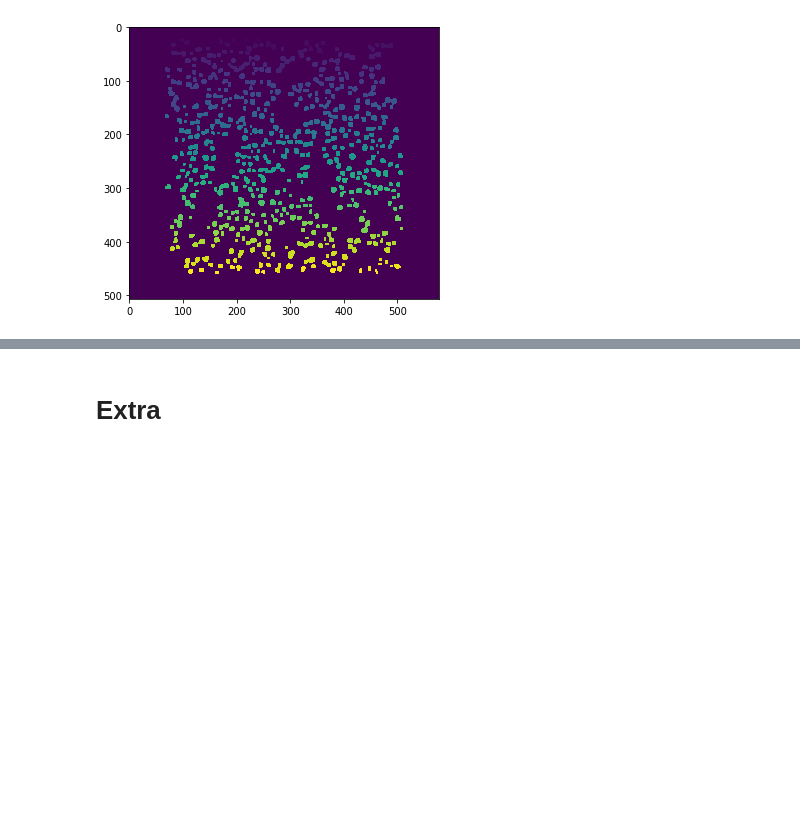
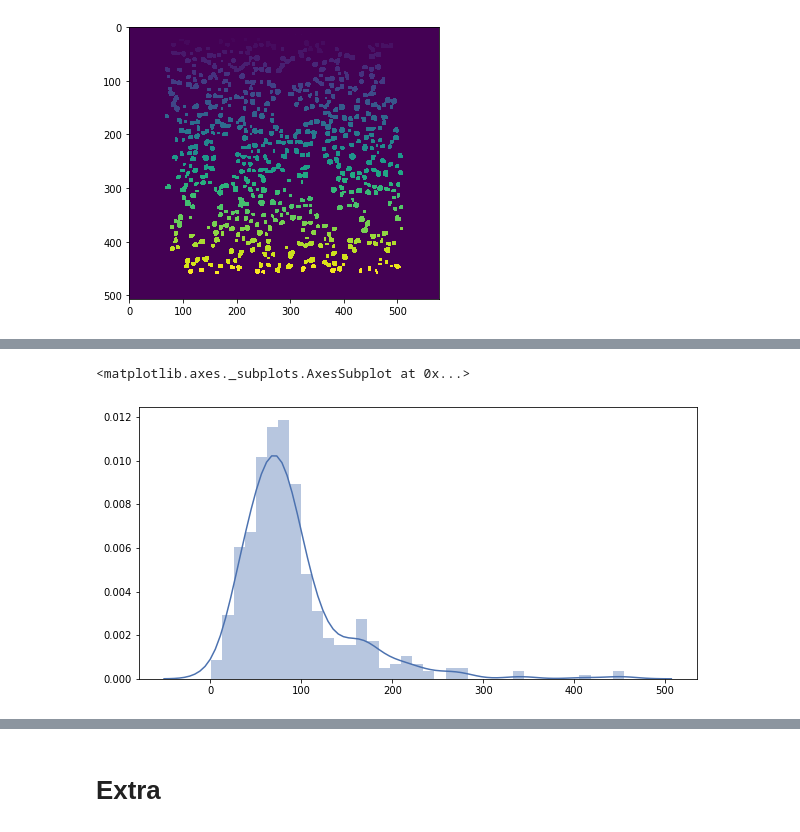
Before and after one commit to gmagannaDevelop/ImagenesTercerParcial, a Jupyter notebook: Pregunta 6.ipynb, the cells around one changed output, grey strips where cells are left out. Drawn from its saved outputs; the diff is of its cells as text; code cells hidden in the pictures; blank space fills up the shorter version.

```diff
--- a/Pregunta 6.ipynb
+++ b/Pregunta 6.ipynb
@@ -162,3 +195,8 @@ print(n_objs)
+# %%
+sns.distplot(areas2)
+# %% [output]
+<matplotlib.axes._subplots.AxesSubplot at 0x...>
+[figure, added]
 # %%
 image_label_overlay = label2rgb(label_image, image=imgb2)
 
```
Also changed, not shown: parts of 6 cells of this notebook, 2 other files.
